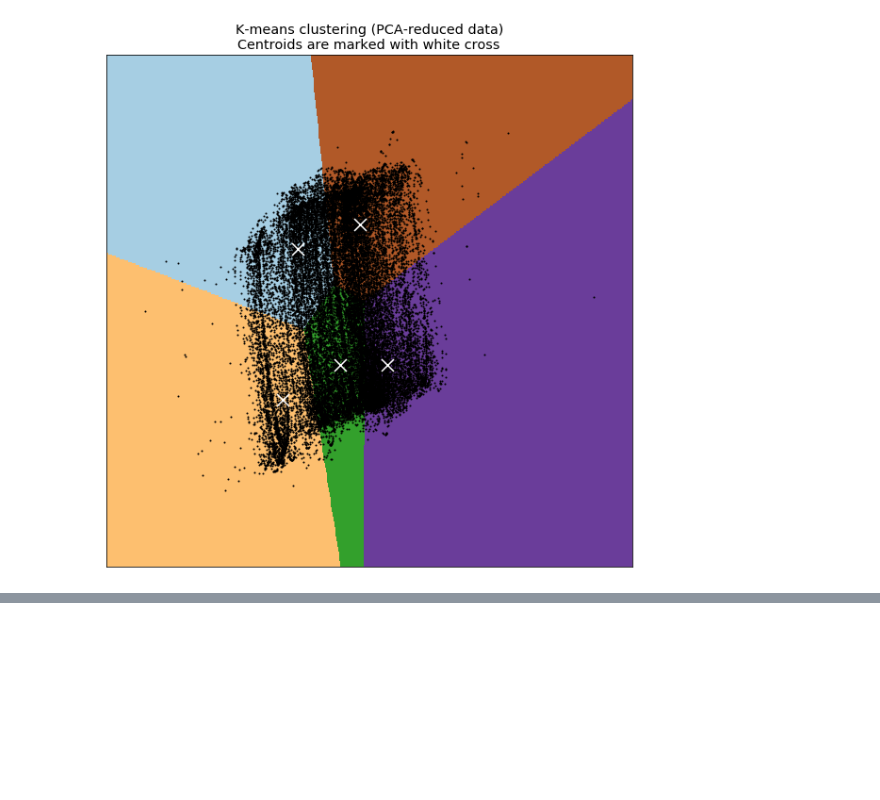
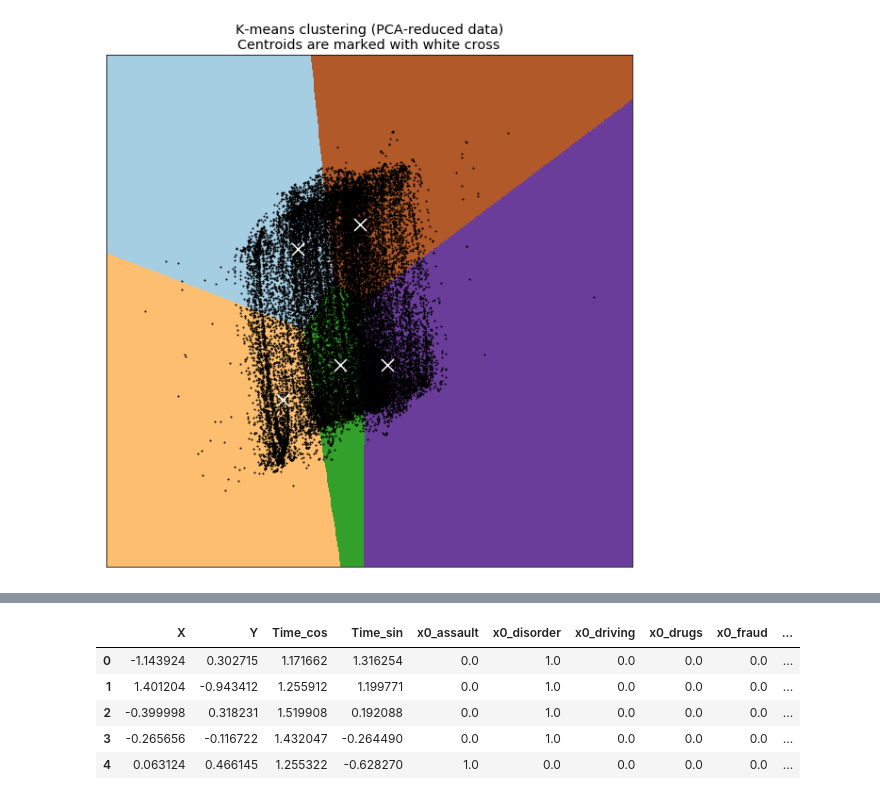
Before and after one commit to auhcheng/cville-crime, a Jupyter notebook: crime_data-analysis.ipynb, the cells around one changed output, grey strips where cells are left out. Drawn from its saved outputs; the diff is of its cells as text; code cells hidden in the pictures; blank space fills up the shorter version.

```diff
--- a/crime_data-analysis.ipynb
+++ b/crime_data-analysis.ipynb
@@ -280,0 +409,17 @@ plt.savefig('clusters')
+# %%
+from sklearn.compose import ColumnTransformer
+from sklearn.preprocessing import OneHotEncoder
+from sklearn.pipeline import Pipeline
+from sklearn.preprocessing import StandardScaler
+
+# pipeline = Pipeline([
+#         ('onehot', ColumnTransformer([
+#                                       ('num', 'passthrough', slice(4)),
+#                                       ('cat', OneHotEncoder(categories='auto'), [4])])),
+#         ('std_scaler', StandardScaler()),
+#     ])
+col_transformer = ColumnTransformer([('num', StandardScaler(), slice(4)),
+                                     ('cat', OneHotEncoder(categories='auto'), [4])])
+# crime_prep = pipeline.fit_transform(crime_select)
+crime_prep = col_transformer.fit_transform(crime_select)
+crime_prep
@@ -280,0 +448,10 @@ plt.savefig('clusters')
+# %%
+crime_prep = pd.DataFrame(crime_prep, columns=cols)
+crime_prep.head()
+# %% [output]
+|  | X | Y | Time_cos | Time_sin | x0_assault | x0_disorder | x0_driving | x0_drugs | x0_fraud | ... |
+| 0 | -1.143924 | 0.302715 | 1.171662 | 1.316254 | 0.0 | 1.0 | 0.0 | 0.0 | 0.0 | ... |
+| 1 | 1.401204 | -0.943412 | 1.255912 | 1.199771 | 0.0 | 1.0 | 0.0 | 0.0 | 0.0 | ... |
+| 2 | -0.399998 | 0.318231 | 1.519908 | 0.192088 | 0.0 | 1.0 | 0.0 | 0.0 | 0.0 | ... |
+| 3 | -0.265656 | -0.116722 | 1.432047 | -0.264490 | 0.0 | 1.0 | 0.0 | 0.0 | 0.0 | ... |
+| 4 | 0.063124 | 0.466145 | 1.255322 | -0.628270 | 1.0 | 0.0 | 0.0 | 0.0 | 0.0 | ... |
```
Also changed, not shown: parts of 15 cells of this notebook, 12 other files.
